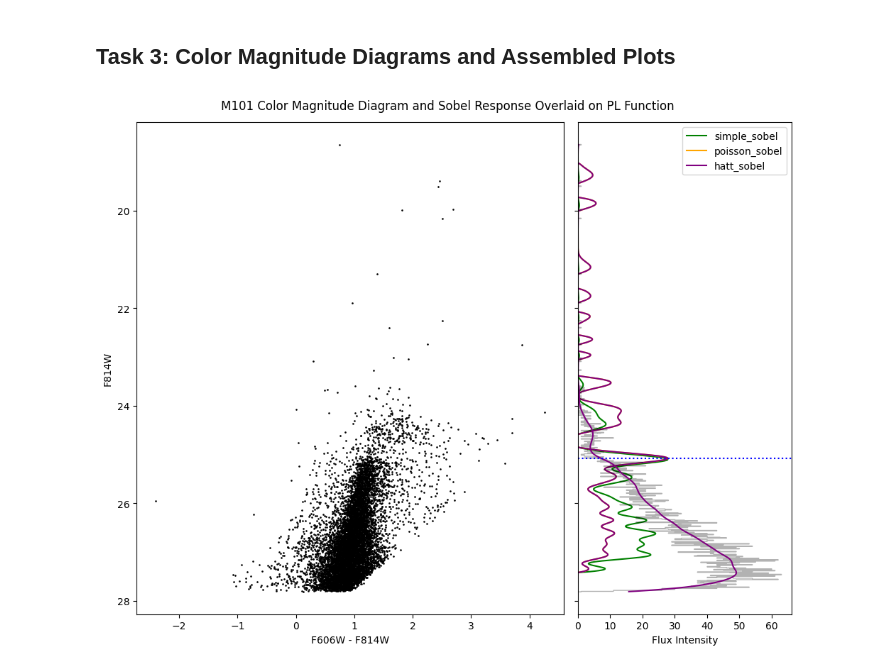
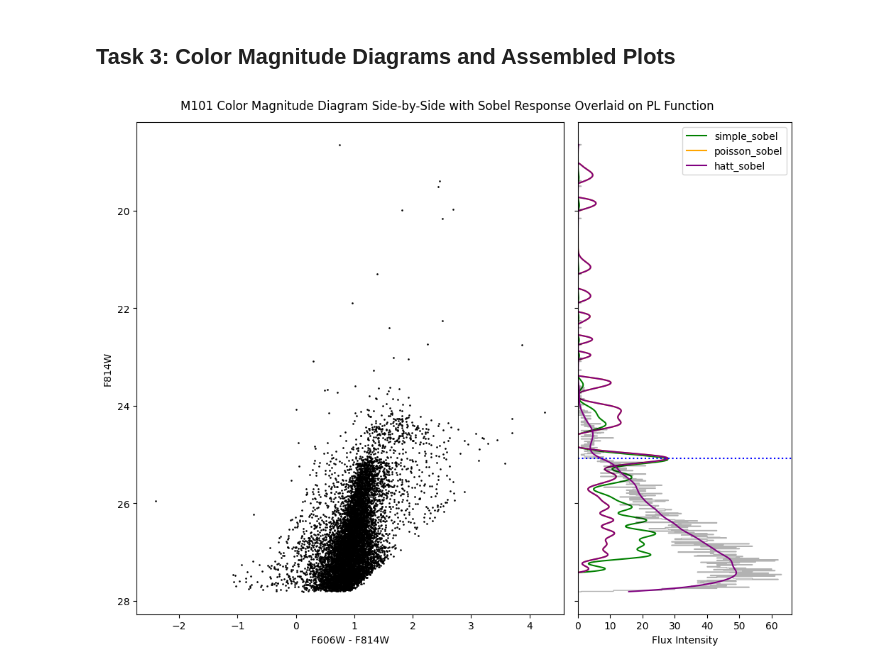
Before and after one commit to gurnoorssandhu/TRGB-Data-Analysis, a Jupyter notebook: analysis.ipynb, the cells around one changed output. Saved outputs shown, nothing was run; the diff lists cells and outputs as text; code cells hidden in the pictures.

```diff
--- a/analysis.ipynb
+++ b/analysis.ipynb
@@ -142,34 +143,34 @@ fig, (ax1, ax2) = plt.subplots(1, 2, figsize=(10, 8), sharey=True, gridspec_kw={
 # CMD
 ax1.scatter(diff_data, mag_data, color='black', s=0.8)
 ax1.yaxis.set_inverted(True)
 ax1.set_xlabel('F606W - F814W')
 ax1.set_ylabel('F814W')
 
 # sobel response
 scaling_factor_hatt = np.max(mag_data) / np.max(hatt_sobel(Y)[1]) # this is for visual scaling (hatt)
 scaling_factor_simple = np.max(mag_data) / np.max(sobel_filter(Y)[1]) # this is for visual scaling (simple)
 scaling_factor_poisson = np.max(mag_data) / np.max(poisson_sobel(Y)[1]) # this is for visual scaling (poisson)
 ax2.plot(np.maximum(scaling_factor_simple * sobel_filter(Y)[1], 0), X[2:-2], color='green', label='simple_sobel') # hatt sobel response > 0
 ax2.plot(np.maximum(scaling_factor_poisson * poisson_sobel(Y)[1], 0), X[2:-2], color='orange', label='poisson_sobel') # hatt sobel response > 0
 ax2.plot(np.maximum(scaling_factor_hatt * hatt_sobel(Y)[1], 0), X[2:-2], color='purple', label='hatt_sobel') # hatt sobel response > 0
 ax2.yaxis.set_inverted(True)
 ax2.legend()
 
 # histogram and gloess smoothed curve
 Y, X = gloess(mag_data, 0.10)
 ax2.hist(mag_data, bins=np.arange(min(mag_data), max(mag_data) + 0.01, 0.01), color='black', alpha=0.3, orientation='horizontal', histtype='step', label='pl_histogram')
 ax2.plot(Y, X, color='purple', label='smoothed_pl_function')
 
-# maximum sobel re
+# maximum sobel response finder
 max_sobel_response = np.max(hatt_sobel(Y)[1])
 max_ind = np.where(hatt_sobel(Y)[1] == max_sobel_response)
 max_val = (X[2: -2])[max_ind]
 ax2.axhline(y=max_val, linestyle=':', color='blue')
 
-
 ax2.set_xlabel('Flux Intensity')
 
-fig.suptitle("M101 Color Magnitude Diagram and Sobel Response Overlaid on PL Function")
+fig.suptitle('M101 Color Magnitude Diagram Side-by-Side with Sobel Response Overlaid on PL Function')
 fig.tight_layout()
+fig.savefig('M101 Color Magnitude Diagram Side-by-Side with Sobel Response Overlaid on PL Function')
 # %% [output]
-[figure, old version]
+[figure, new version]
```
Also changed, not shown: parts of 6 cells of this notebook, 3 other files.
